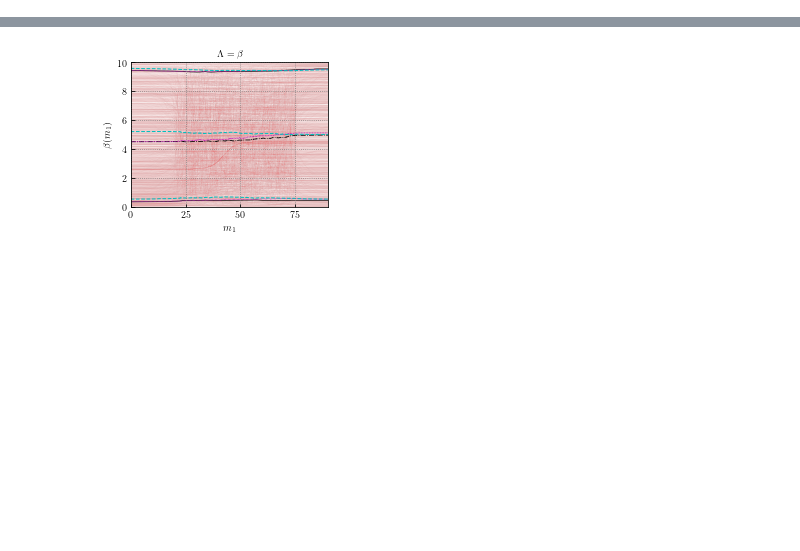
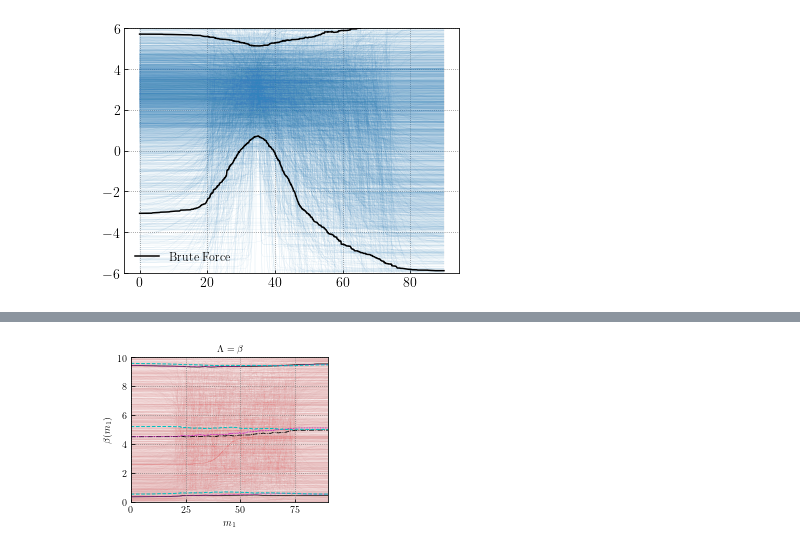
Before and after one commit to maxlalleman/bbh_mass_distribution_redshift_variation_inference, a Jupyter notebook: figures/Traces_reverse.ipynb, the cells around one changed output, grey strips where cells are left out. Drawn from its saved outputs; the diff is of its cells as text; code cells hidden in the pictures; blank space fills up the shorter version.

```diff
--- a/figures/Traces_reverse.ipynb
+++ b/figures/Traces_reverse.ipynb
@@ -175,0 +284,20 @@ plt.show()
+# %%
+brute_force_conditional_prior = np.array([sigmoid_zp(brute_force_alpha_z_low[i], brute_force_alpha_z_high[i], brute_force_delta_m[i], brute_force_m_transition[i], masses)
+                           for i in range(npts)])
+
+# Plot
+fig,ax = plt.subplots()
+for i in range(npts):
+    ax.plot(masses, brute_force_conditional_prior[i,:], color='#3182bd', lw=0.2, alpha=0.2)
+
+ax.plot(masses, np.quantile(brute_force_conditional_prior, 0.05, axis=0), color='black', label='Brute Force')
+ax.plot(masses, np.quantile(brute_force_conditional_prior, 0.95, axis=0), color='black')
+# ax.plot(masses, np.nanquantile(alpha_matrix, 0.05, axis=0), color='black', ls=':')
+# ax.plot(masses, np.nanquantile(alpha_matrix, 0.95, axis=0), color='black', ls=':', label='Old Strategy')
+
+ax.set_ylim(-6,6)
+ax.legend(loc='lower left',fontsize=12)
+plt.savefig("brute_force_vs_old.pdf", dpi = 500)
+plt.show()
+# %% [output]
+[figure, added]
```
Also changed, not shown: parts of 22 cells of this notebook, 14 other files.
